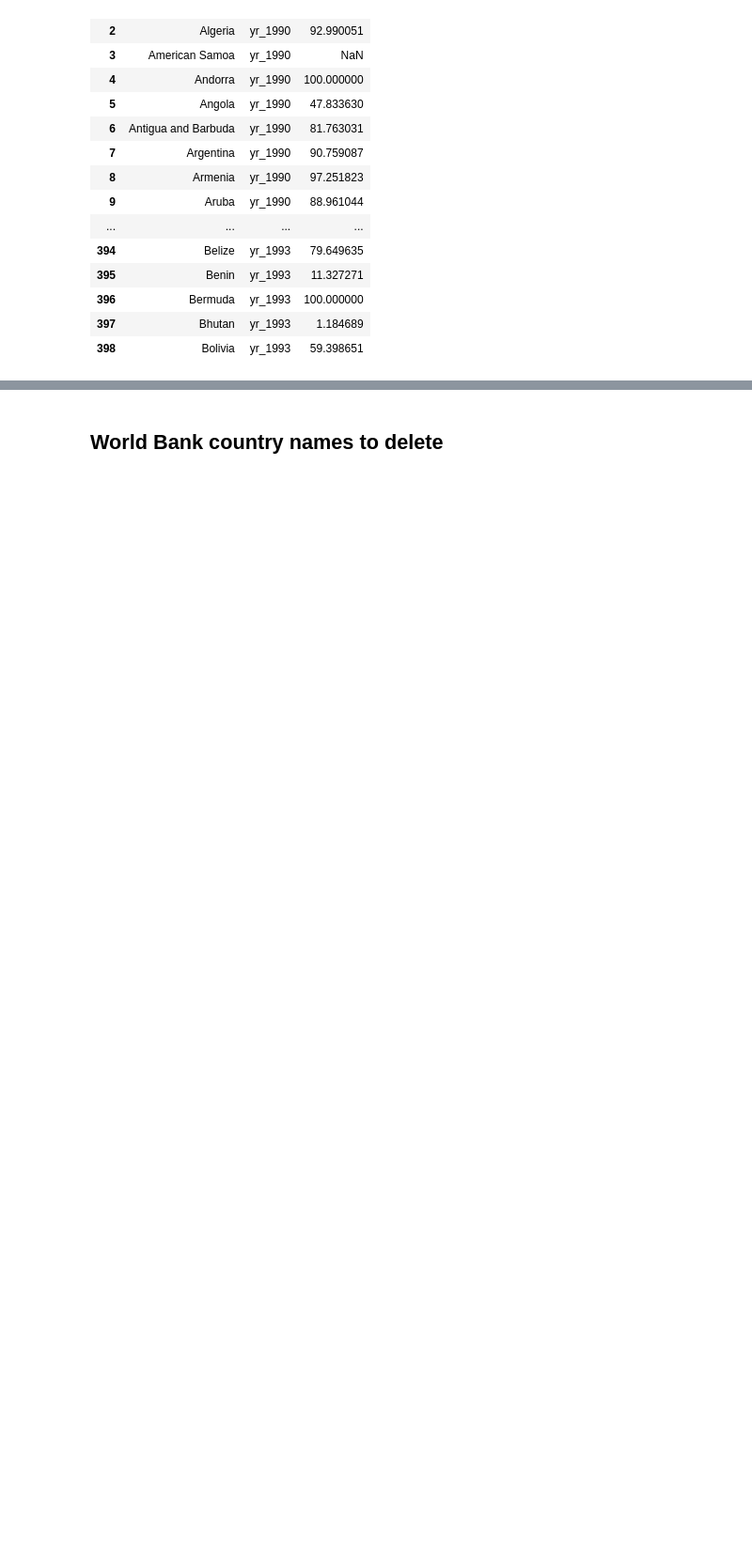
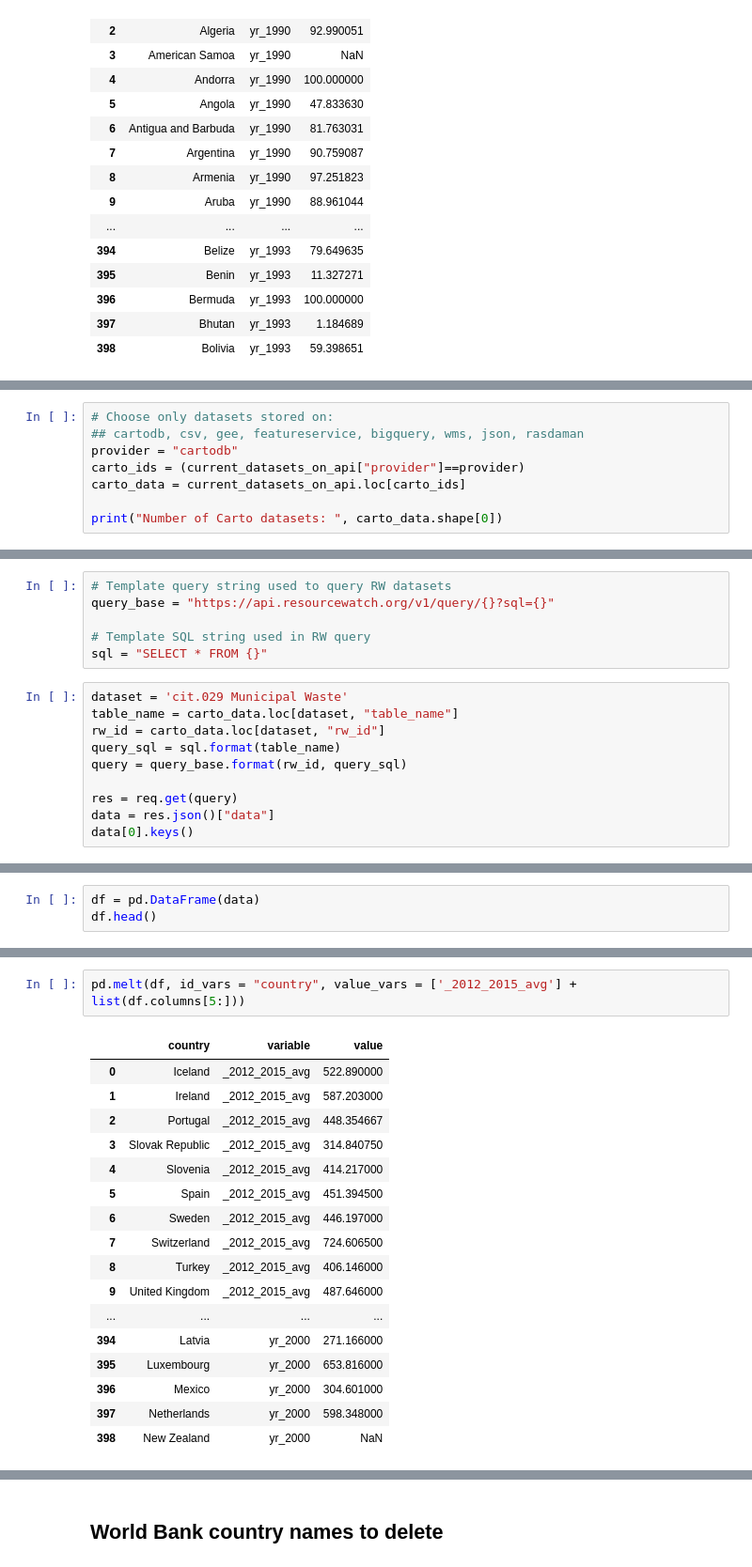
Before and after one commit to nsuberi/ResourceWatchCode, a Jupyter notebook: Notebooks for Exploring Specific Datasets/Converting between long and wide form - Carto.ipynb, the cells around one changed output, grey strips where cells are left out. Shown at 94% size. Saved outputs shown, nothing was run; the diff lists cells and outputs as text; blank space fills up the shorter version.

```diff
--- a/Notebooks for Exploring Specific Datasets/Converting between long and wide form - Carto.ipynb
+++ b/Notebooks for Exploring Specific Datasets/Converting between long and wide form - Carto.ipynb
@@ -208,0 +253,8 @@ pd.melt(df, id_vars = "yr_Country Name", value_vars = df.columns[1:-1])
+# %%
+# Choose only datasets stored on:
+## cartodb, csv, gee, featureservice, bigquery, wms, json, rasdaman
+provider = "cartodb"
+carto_ids = (current_datasets_on_api["provider"]==provider)
+carto_data = current_datasets_on_api.loc[carto_ids]
+
+print("Number of Carto datasets: ", carto_data.shape[0])
@@ -208,0 +286,16 @@ pd.melt(df, id_vars = "yr_Country Name", value_vars = df.columns[1:-1])
+# %%
+# Template query string used to query RW datasets
+query_base = "https://api.resourcewatch.org/v1/query/{}?sql={}"
+
+# Template SQL string used in RW query
+sql = "SELECT * FROM {}"
+# %%
+dataset = 'cit.029 Municipal Waste'
+table_name = carto_data.loc[dataset, "table_name"]
+rw_id = carto_data.loc[dataset, "rw_id"]
+query_sql = sql.format(table_name)
+query = query_base.format(rw_id, query_sql)
+
+res = req.get(query)
+data = res.json()["data"]
+data[0].keys()
@@ -208,0 +304,3 @@ pd.melt(df, id_vars = "yr_Country Name", value_vars = df.columns[1:-1])
+# %%
+df = pd.DataFrame(data)
+df.head()
@@ -208,0 +322,20 @@ pd.melt(df, id_vars = "yr_Country Name", value_vars = df.columns[1:-1])
+# %%
+pd.melt(df, id_vars = "country", value_vars = ['_2012_2015_avg'] + list(df.columns[5:]))
+# %% [output]
+|  | country | variable | value |
+| 0 | Iceland | _2012_2015_avg | 522.890000 |
+| 1 | Ireland | _2012_2015_avg | 587.203000 |
+| 2 | Portugal | _2012_2015_avg | 448.354667 |
+| 3 | Slovak Republic | _2012_2015_avg | 314.840750 |
+| 4 | Slovenia | _2012_2015_avg | 414.217000 |
+| 5 | Spain | _2012_2015_avg | 451.394500 |
+| 6 | Sweden | _2012_2015_avg | 446.197000 |
+| 7 | Switzerland | _2012_2015_avg | 724.606500 |
+| 8 | Turkey | _2012_2015_avg | 406.146000 |
+| 9 | United Kingdom | _2012_2015_avg | 487.646000 |
+| ... | ... | ... | ... |
+| 394 | Latvia | yr_2000 | 271.166000 |
+| 395 | Luxembourg | yr_2000 | 653.816000 |
+| 396 | Mexico | yr_2000 | 304.601000 |
+| 397 | Netherlands | yr_2000 | 598.348000 |
+| 398 | New Zealand | yr_2000 | NaN |
```
Also changed, not shown: parts of 10 cells of this notebook, 4 other files.
